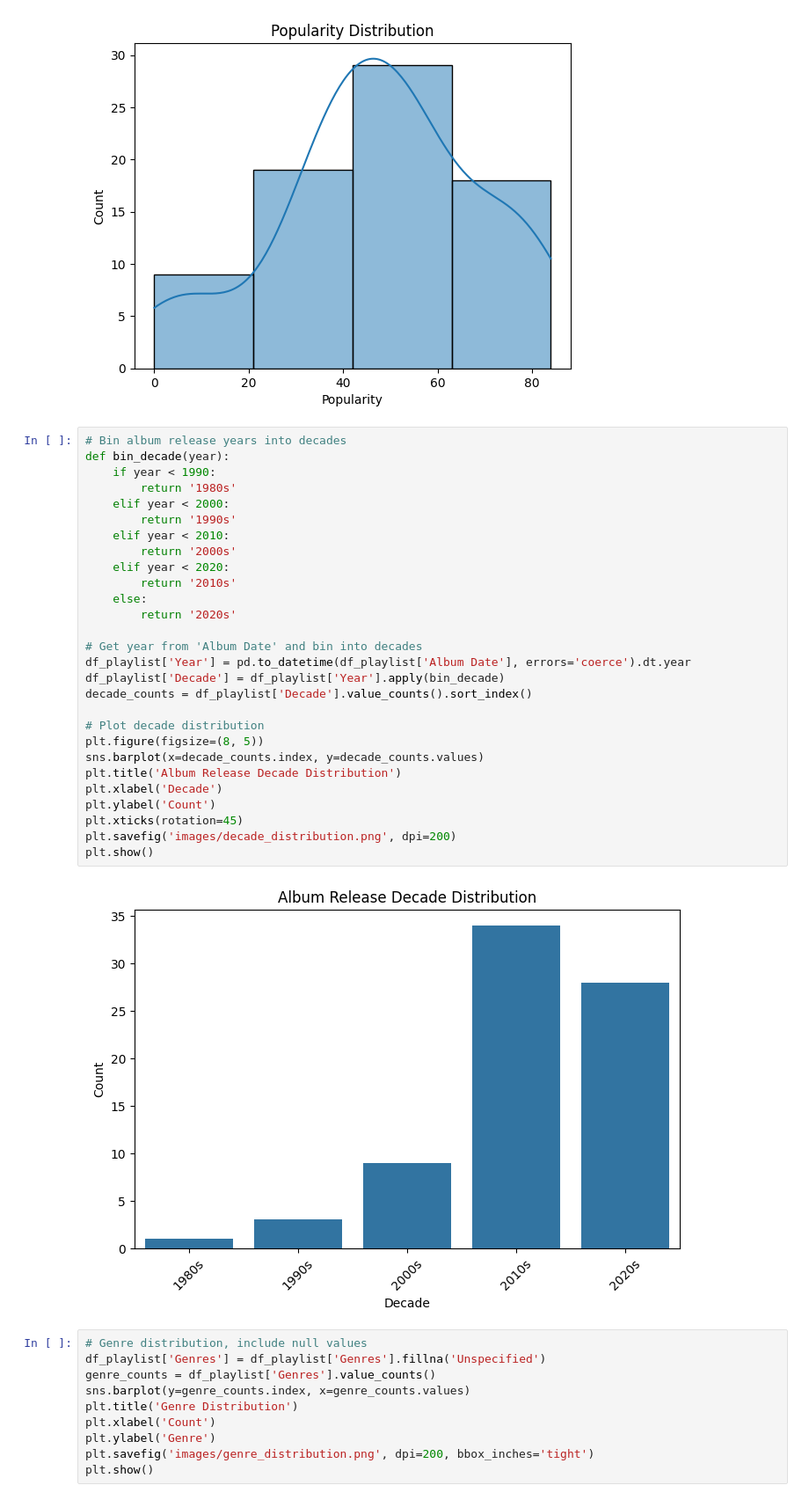
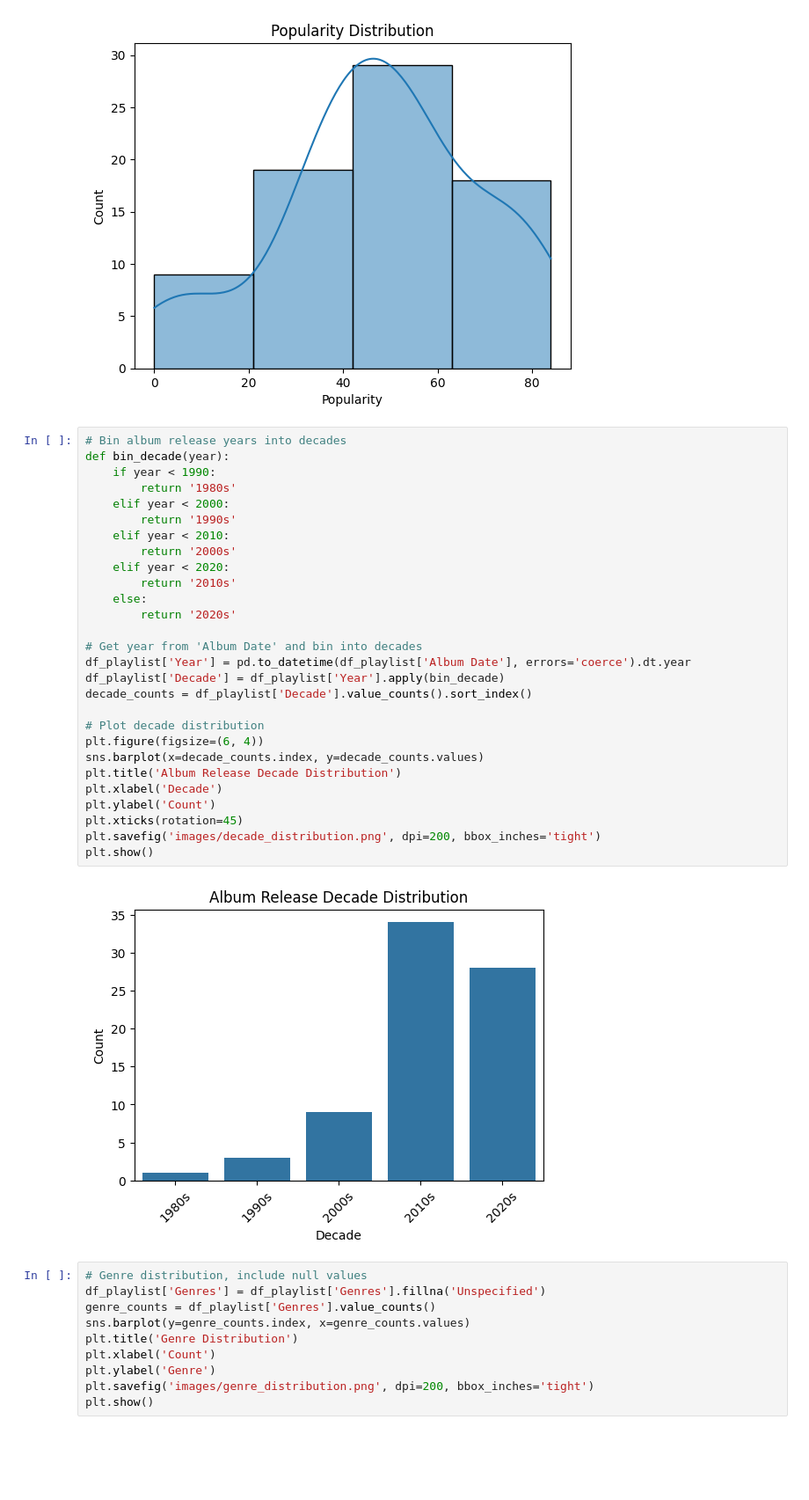
Before and after one commit to kaseymallette/playlist-analysis, a Jupyter notebook: analysis.ipynb, the cells around one changed output. Shown at 88% size. Drawn from its saved outputs; the diff is of its cells as text; blank space fills up the shorter version.

Commit message:
Commit changes to charts

```diff
--- a/analysis.ipynb
+++ b/analysis.ipynb
@@ -60,33 +60,33 @@ plt.show()
 # %%
 # Bin album release years into decades
 def bin_decade(year):
     if year < 1990:
         return '1980s'
     elif year < 2000:
         return '1990s'
     elif year < 2010:
         return '2000s'
     elif year < 2020:
         return '2010s'
     else:
         return '2020s'
 
 # Get year from 'Album Date' and bin into decades
 df_playlist['Year'] = pd.to_datetime(df_playlist['Album Date'], errors='coerce').dt.year
 df_playlist['Decade'] = df_playlist['Year'].apply(bin_decade)
 decade_counts = df_playlist['Decade'].value_counts().sort_index()
 
 # Plot decade distribution
-plt.figure(figsize=(8, 5))
+plt.figure(figsize=(6, 4))
 sns.barplot(x=decade_counts.index, y=decade_counts.values)
 plt.title('Album Release Decade Distribution')
 plt.xlabel('Decade')
 plt.ylabel('Count')
 plt.xticks(rotation=45)
-plt.savefig('images/decade_distribution.png', dpi=200)
+plt.savefig('images/decade_distribution.png', dpi=200, bbox_inches='tight')
 plt.show()
 # %% [output]
-[figure, old version]
+[figure, new version]
 # %%
 # Genre distribution, include null values
 df_playlist['Genres'] = df_playlist['Genres'].fillna('Unspecified')
```
Also changed, not shown: 1 other file.
